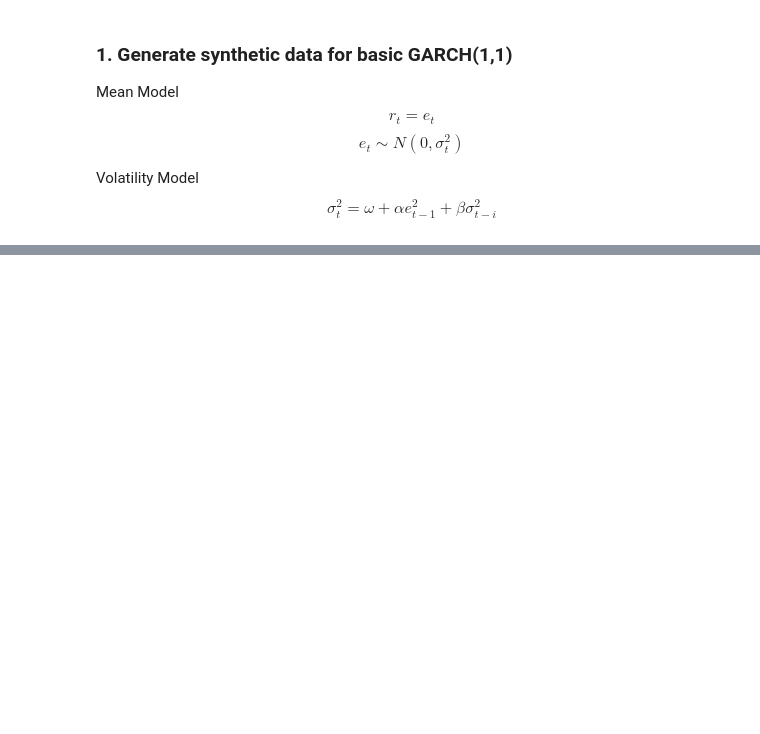
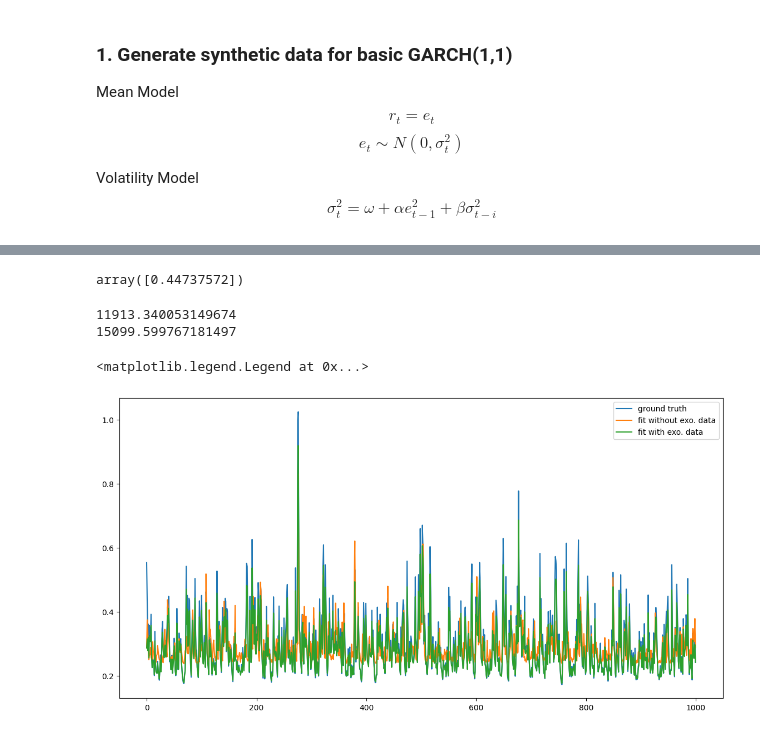
Before and after one commit to hwh1771/sentiment-analysis-volatility-forecasting, a Jupyter notebook: notebooks/data_generating_process.ipynb, the cells around one changed output, grey strips where cells are left out. Saved outputs shown, nothing was run; the diff lists cells and outputs as text; code cells hidden in the pictures; blank space fills up the shorter version.

Commit message:
More robust data generating process.

```diff
--- a/notebooks/data_generating_process.ipynb
+++ b/notebooks/data_generating_process.ipynb
@@ -129,0 +118,4 @@ omega=0.1089387896364006
+# %%
+garch_with_exo.beta
+# %% [output]
+array([0.44737572])
@@ -129,0 +127,18 @@ omega=0.1089387896364006
+# %%
+print(mse(sigma2, garch_without_exo.sigma2))
+print(mse(sigma2, garch_with_exo.sigma2))
+# %% [output]
+11913.340053149674
+15099.599767181497
+# %%
+
+f, axs = plt.subplots(figsize=(14,7))
+
+plt.plot(sigma2, label='ground truth')
+plt.plot(garch_without_exo.sigma2, label='fit without exo. data')
+plt.plot(garch_with_exo.sigma2, label='fit with exo. data')
+
+plt.legend()
+# %% [output]
+<matplotlib.legend.Legend at 0x...>
+[figure, added]
```
Also changed, not shown: parts of 12 cells of this notebook, 2 other files.
